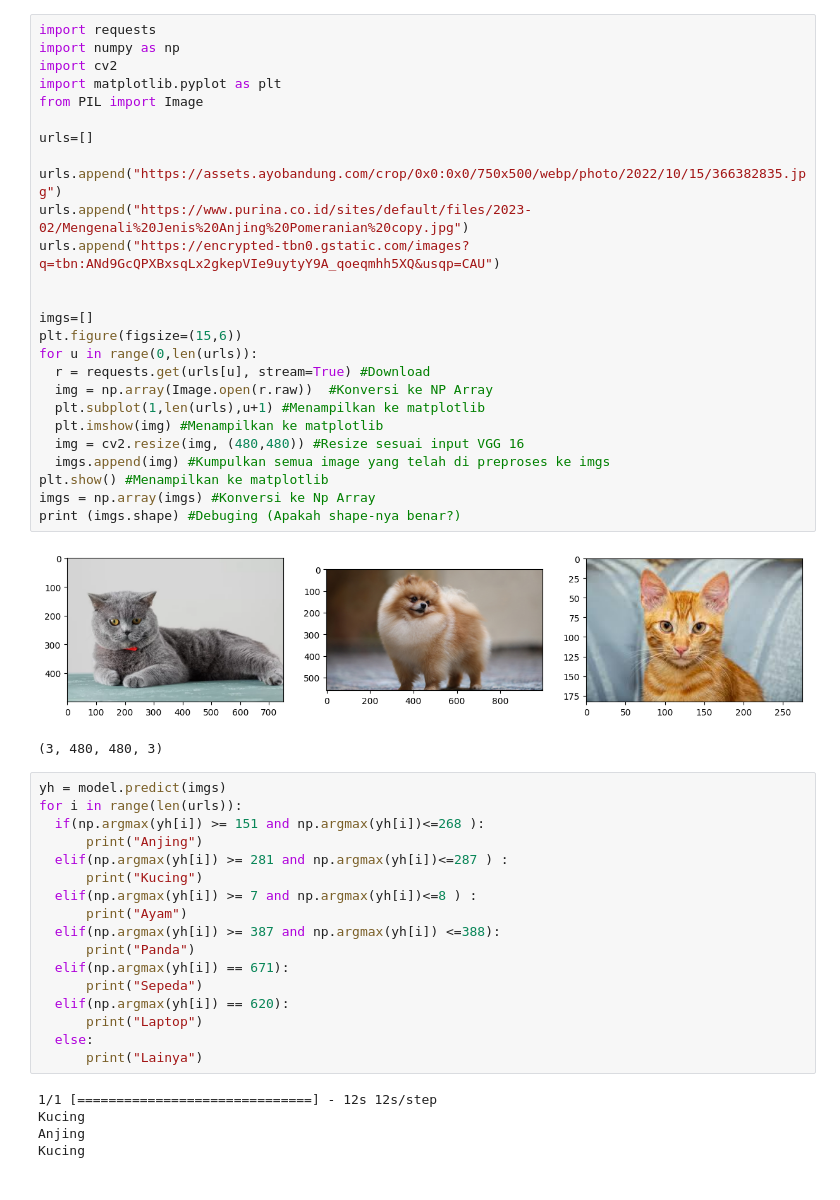
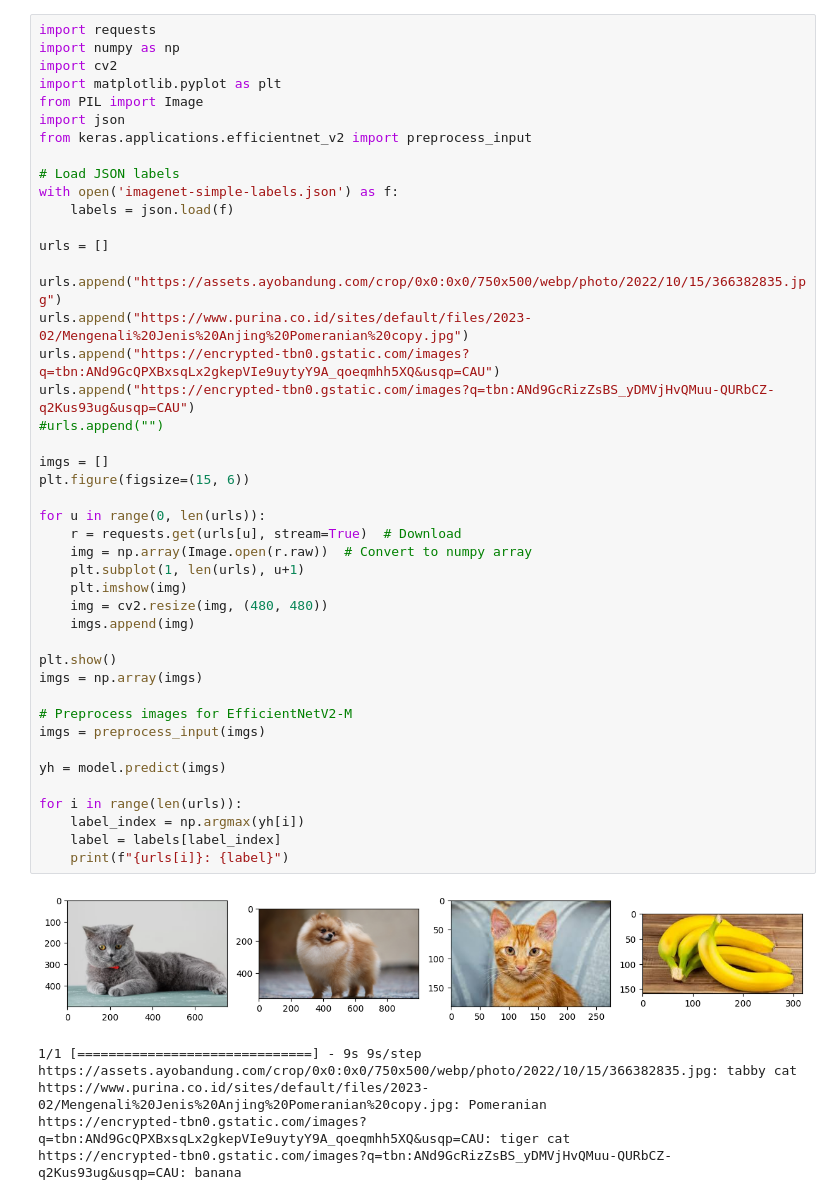
Before and after one commit to arqualian/image-classification-Capstone-Project, a Jupyter notebook: Image_Clasification.ipynb, the cells around one changed output. Cells and saved outputs as stored; diff of their text form.

```diff
--- a/Image_Clasification.ipynb
+++ b/Image_Clasification.ipynb
@@ -38,51 +38,51 @@ ________________________________________________________________________________
 # %%
 import requests
 import numpy as np
 import cv2
 import matplotlib.pyplot as plt
 from PIL import Image
+import json
+from keras.applications.efficientnet_v2 import preprocess_input
 
-urls=[]
+# Load JSON labels
+with open('imagenet-simple-labels.json') as f:
+    labels = json.load(f)
+
+urls = []
 
 urls.append("https://assets.ayobandung.com/crop/0x0:0x0/750x500/webp/photo/2022/10/15/366382835.jpg")
 urls.append("https://www.purina.co.id/sites/default/files/2023-02/Mengenali%20Jenis%20Anjing%20Pomeranian%20copy.jpg")
 urls.append("https://encrypted-tbn0.gstatic.com/images?q=tbn:ANd9GcQPXBxsqLx2gkepVIe9uytyY9A_qoeqmhh5XQ&usqp=CAU")
+urls.append("https://encrypted-tbn0.gstatic.com/images?q=tbn:ANd9GcRizZsBS_yDMVjHvQMuu-QURbCZ-q2Kus93ug&usqp=CAU")
+#urls.append("")
 
+imgs = []
+plt.figure(figsize=(15, 6))
 
-imgs=[]
-plt.figure(figsize=(15,6))
-for u in range(0,len(urls)):
-  r = requests.get(urls[u], stream=True) #Download
-  img = np.array(Image.open(r.raw))  #Konversi ke NP Array
-  plt.subplot(1,len(urls),u+1) #Menampilkan ke matplotlib
-  plt.imshow(img) #Menampilkan ke matplotlib
-  img = cv2.resize(img, (480,480)) #Resize sesuai input VGG 16
-  imgs.append(img) #Kumpulkan semua image yang telah di preproses ke imgs
-plt.show() #Menampilkan ke matplotlib
-imgs = np.array(imgs) #Konversi ke Np Array
-print (imgs.shape) #Debuging (Apakah shape-nya benar?)
+for u in range(0, len(urls)):
+    r = requests.get(urls[u], stream=True)  # Download
+    img = np.array(Image.open(r.raw))  # Convert to numpy array
+    plt.subplot(1, len(urls), u+1)
+    plt.imshow(img)
+    img = cv2.resize(img, (480, 480))
+    imgs.append(img)
+
+plt.show()
+imgs = np.array(imgs)
+
+# Preprocess images for EfficientNetV2-M
+imgs = preprocess_input(imgs)
+
+yh = model.predict(imgs)
+
+for i in range(len(urls)):
+    label_index = np.argmax(yh[i])
+    label = labels[label_index]
+    print(f"{urls[i]}: {label}")
 # %% [output]
-[figure, old version]
+[figure, new version]
-(3, 480, 480, 3)
+1/1 [==============================] - 9s 9s/step
+https://assets.ayobandung.com/crop/0x0:0x0/750x500/webp/photo/2022/10/15/366382835.jpg: tabby cat
+https://www.purina.co.id/sites/default/files/2023-02/Mengenali%20Jenis%20Anjing%20Pomeranian%20copy.jpg: Pomeranian
+https://encrypted-tbn0.gstatic.com/images?q=tbn:ANd9GcQPXBxsqLx2gkepVIe9uytyY9A_qoeqmhh5XQ&usqp=CAU: tiger cat
+https://encrypted-tbn0.gstatic.com/images?q=tbn:ANd9GcRizZsBS_yDMVjHvQMuu-QURbCZ-q2Kus93ug&usqp=CAU: banana
-# %%
-yh = model.predict(imgs)
-for i in range(len(urls)):
-  if(np.argmax(yh[i]) >= 151 and np.argmax(yh[i])<=268 ):
-      print("Anjing")
-  elif(np.argmax(yh[i]) >= 281 and np.argmax(yh[i])<=287 ) :
-      print("Kucing")
-  elif(np.argmax(yh[i]) >= 7 and np.argmax(yh[i])<=8 ) :
-      print("Ayam")
-  elif(np.argmax(yh[i]) >= 387 and np.argmax(yh[i]) <=388):
-      print("Panda")
-  elif(np.argmax(yh[i]) == 671):
-      print("Sepeda")
-  elif(np.argmax(yh[i]) == 620):
-      print("Laptop")
-  else:
-      print("Lainya")
-# %% [output]
-1/1 [==============================] - 12s 12s/step
-Kucing
-Anjing
-Kucing
```
Also changed, not shown: parts of 1 cell of this notebook.
